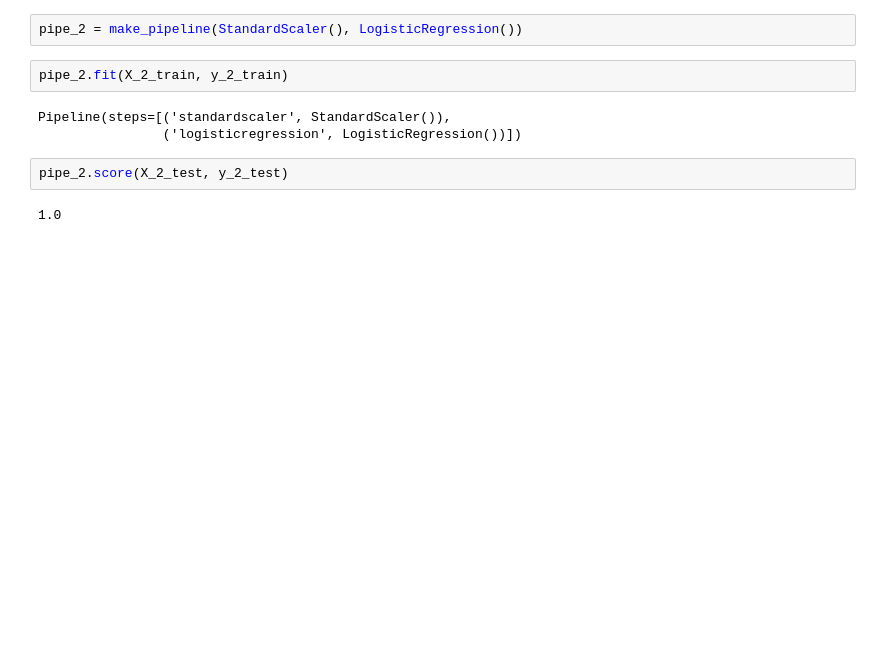
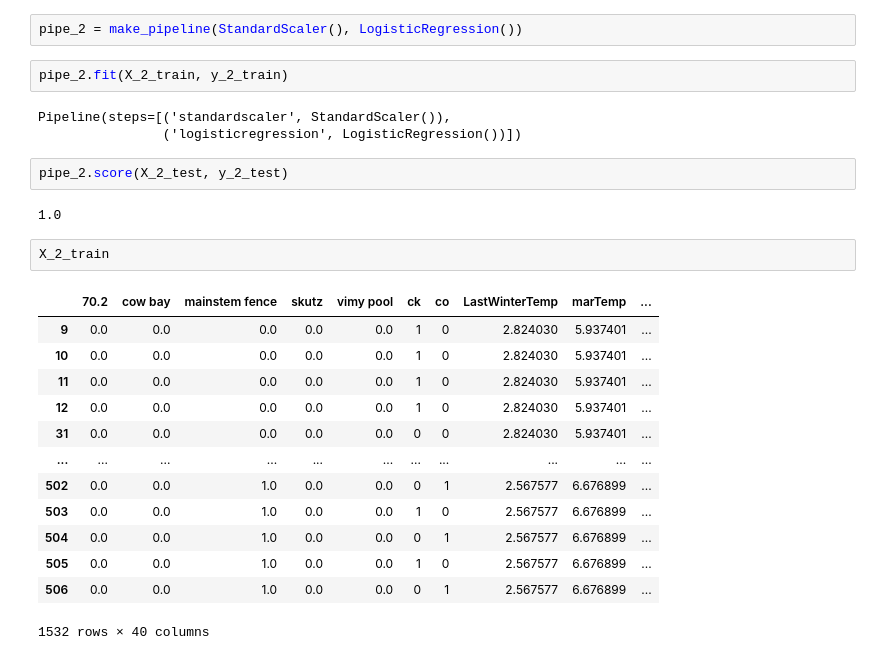
Before and after one commit to brahmwg/Bottlenecks_MDS_Capstone, a Jupyter notebook: outMigration_model/outM.ipynb, the cells around one changed output. Saved outputs shown, nothing was run; the diff lists cells and outputs as text; blank space fills up the shorter version.

```diff
--- a/outMigration_model/outM.ipynb
+++ b/outMigration_model/outM.ipynb
@@ -499,3 +484,19 @@ Pipeline(steps=[('standardscaler', StandardScaler()),
 pipe_2.score(X_2_test, y_2_test)
 # %% [output]
 1.0
+# %%
+X_2_train
+# %% [output]
+|  | 70.2 | cow bay | mainstem fence | skutz | vimy pool | ck | co | LastWinterTemp | marTemp | ... |
+| 9 | 0.0 | 0.0 | 0.0 | 0.0 | 0.0 | 1 | 0 | 2.824030 | 5.937401 | ... |
+| 10 | 0.0 | 0.0 | 0.0 | 0.0 | 0.0 | 1 | 0 | 2.824030 | 5.937401 | ... |
+| 11 | 0.0 | 0.0 | 0.0 | 0.0 | 0.0 | 1 | 0 | 2.824030 | 5.937401 | ... |
+| 12 | 0.0 | 0.0 | 0.0 | 0.0 | 0.0 | 1 | 0 | 2.824030 | 5.937401 | ... |
+| 31 | 0.0 | 0.0 | 0.0 | 0.0 | 0.0 | 0 | 0 | 2.824030 | 5.937401 | ... |
+| ... | ... | ... | ... | ... | ... | ... | ... | ... | ... | ... |
+| 502 | 0.0 | 0.0 | 1.0 | 0.0 | 0.0 | 0 | 1 | 2.567577 | 6.676899 | ... |
+| 503 | 0.0 | 0.0 | 1.0 | 0.0 | 0.0 | 1 | 0 | 2.567577 | 6.676899 | ... |
+| 504 | 0.0 | 0.0 | 1.0 | 0.0 | 0.0 | 0 | 1 | 2.567577 | 6.676899 | ... |
+| 505 | 0.0 | 0.0 | 1.0 | 0.0 | 0.0 | 1 | 0 | 2.567577 | 6.676899 | ... |
+| 506 | 0.0 | 0.0 | 1.0 | 0.0 | 0.0 | 0 | 1 | 2.567577 | 6.676899 | ... |
+1532 rows × 40 columns
```
Also changed, not shown: parts of 19 cells of this notebook.
